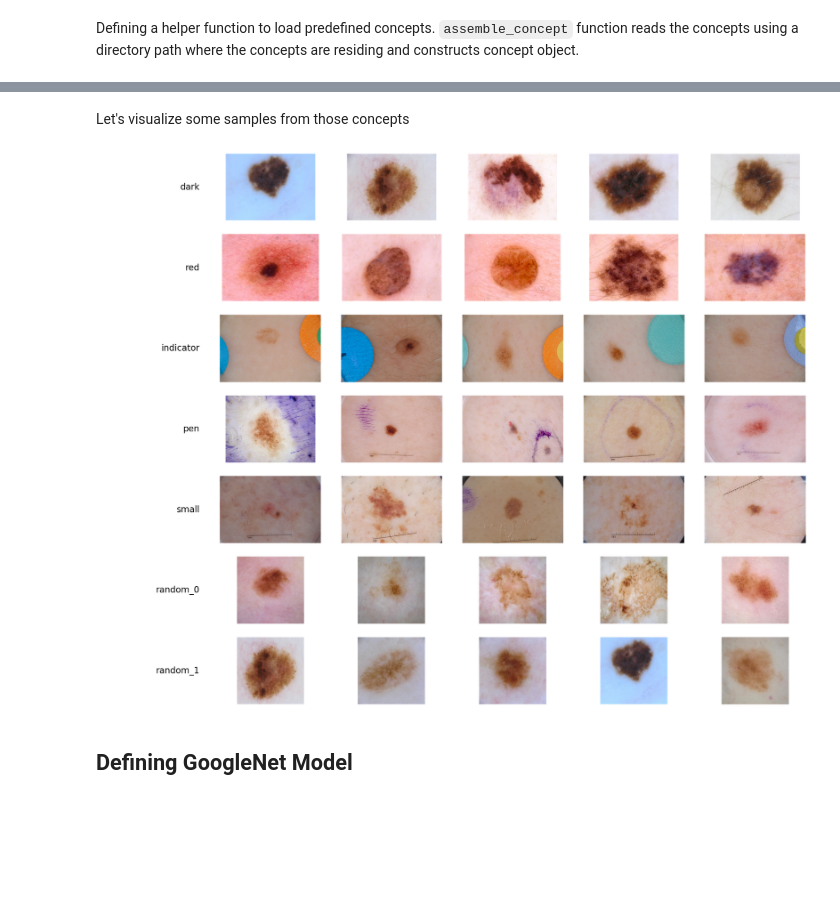
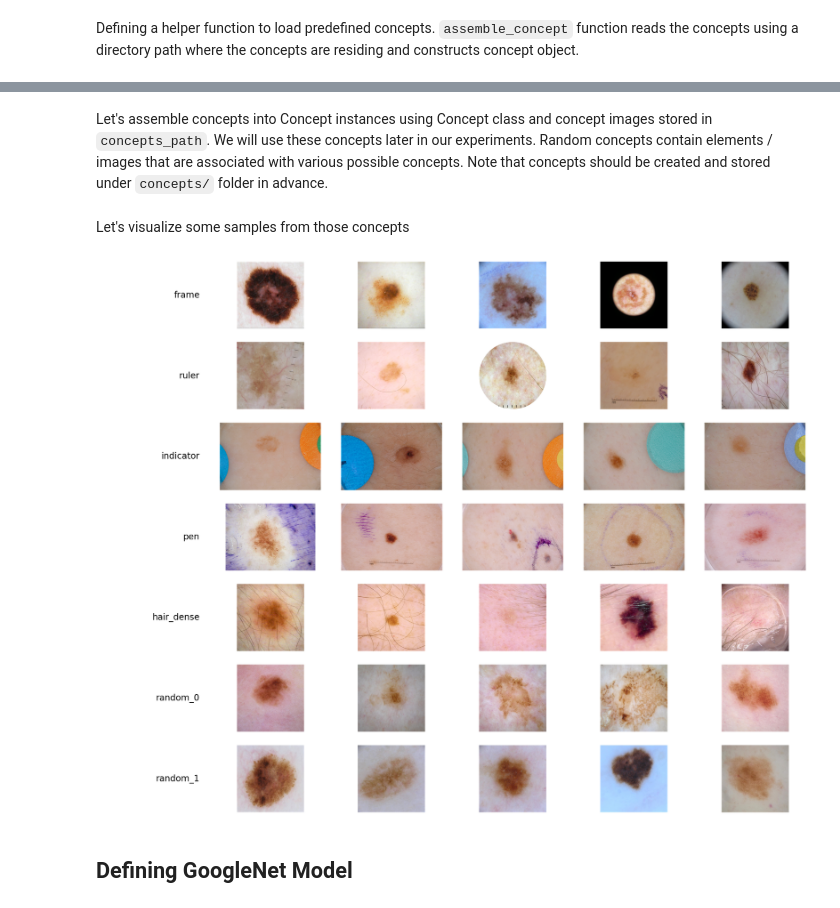
Before and after one commit to sancarlim/Explainability-Dermatology, a Jupyter notebook: TCAV.ipynb, the cells around one changed output, grey strips where cells are left out. Drawn from its saved outputs; the diff is of its cells as text; code cells hidden in the pictures; blank space fills up the shorter version.

```diff
--- a/TCAV.ipynb
+++ b/TCAV.ipynb
@@ -103,3 +90,7 @@ Place random images under `random_0`, `random_1`, `random_2` and `random_3` fold
+# %% [markdown]
+Let's assemble concepts into Concept instances using Concept class and concept images stored in `concepts_path`. We will use these concepts later in our experiments.
+Random concepts contain elements / images that are associated with various possible concepts.
+Note that concepts should be created and stored under `concepts/` folder in advance.
 # %%
 concepts_path = "/workspace/Explainability_Dermatology/concepts"
 
@@ -126,23 +115,23 @@ Let\'s visualize some samples from those concepts
 # %%
 n_figs = 5
 n_concepts = 7
 
 fig, axs = plt.subplots(n_concepts, n_figs + 1, figsize = (35, 4 * n_concepts))
 
-for c, concept in enumerate([dark_concept, red_concept, indicator_concept, pen_concept, small_concept, random_0_concept, random_1_concept]):
+for c, concept in enumerate([frame_concept, ruler_concept, indicator_concept, pen_concept, hair_dense_concept, random_0_concept, random_1_concept]):
     concept_path = os.path.join(concepts_path, concept.name) + "/"
     img_files = glob.glob(concept_path + '*')
     for i, img_file in enumerate(img_files[:n_figs + 1]):
         if os.path.isfile(img_file):
             if i == 0:
                 axs[c, i].text(1.0, 0.5, str(concept.name), ha='right', va='center', family='sans-serif', size=24)
             else:
                 img = plt.imread(img_file)
                 axs[c, i].imshow(img)
 
             axs[c, i].axis('off')
 # %% [output]
-[figure, old version]
+[figure, new version]
 # %% [markdown]
 ## Defining GoogleNet Model
 # %% [markdown]
```
Also changed, not shown: parts of 20 cells of this notebook, 4 other files.
